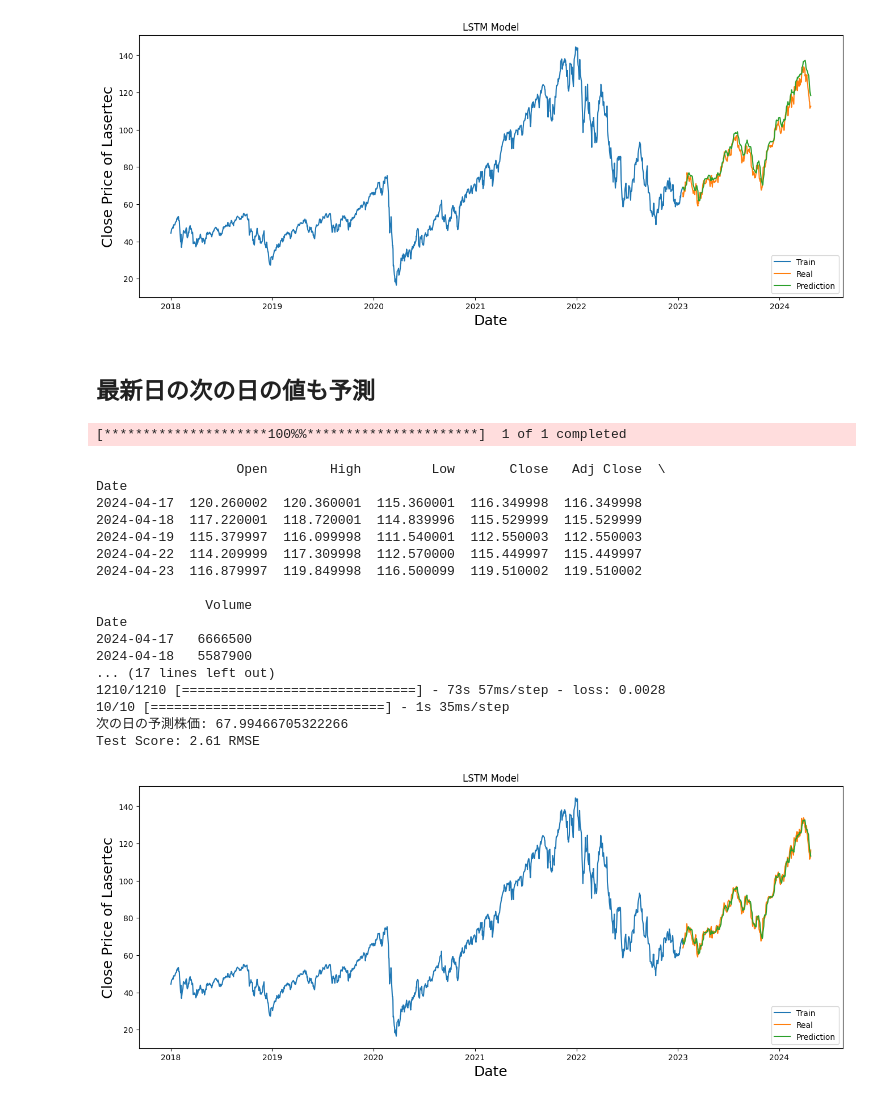
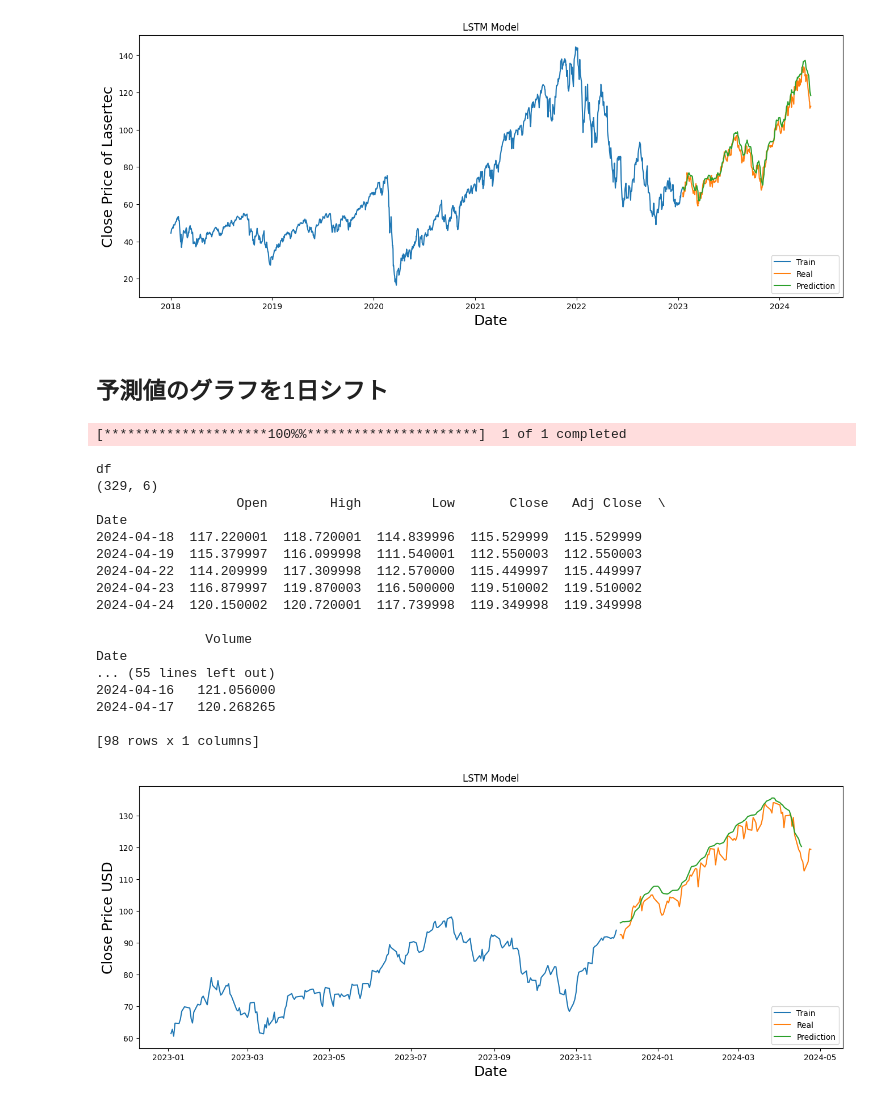
Before and after one commit to kapibara3chi/LSTM_test, a Jupyter notebook: LSTM.ipynb, the cells around one changed output. Drawn from its saved outputs; the diff is of its cells as text; code cells hidden in the pictures.

```diff
--- a/LSTM.ipynb
+++ b/LSTM.ipynb
@@ -147,7 +147,7 @@ scaled_data scaled_data scaled_data scaled_data scaled_data scaled_data scaled_d
 Test Score: 3.71 RMSE
 [figure]
 # %% [markdown]
-## 最新日の次の日の値も予測
+## 予測値のグラフを1日シフト
 # %%
 import keras
 import pandas as pd
@@ -162,24 +162,22 @@ import sys
 
 
 # df = yf.download("6920.T",start='2018-01-01',end = datetime.now(),interval="1d")
-df = yf.download("SPXL",start='2018-01-01',end = datetime.now(),interval="1d")
+df = yf.download("SPXL",start='2023-01-01',end = datetime.now(),interval="1d")
+print("df")
+print(df.shape)
 print(df.tail())
 
 
 #　Closeコラムのみ抽出
-data = df.filter(["Low"])
+data = df.filter(["Close"])
 dataset = data.values
 #　データの正規化
 from sklearn.preprocessing import MinMaxScaler
 scaler = MinMaxScaler(feature_range=(0,1))
 scaled_data = scaler.fit_transform(dataset)
-print("scaled_data "*10)
-print(scaled_data)
 
 # データを訓練データと検証データに分割し、7割が訓練用に設定
-training_data_len = int(np.ceil(len(dataset) * 0.8))
-print("training_data_len "*10)
-print(training_data_len)
+training_data_len = int(np.ceil(len(dataset) * 0.7))
 
 train_data = scaled_data[0: int(training_data_len), :]
 print("train_data.shape"*10)
@@ -224,44 +222,63 @@ y_test = dataset[training_data_len:, :]
 x_test = np.array(x_test)
 x_test = np.reshape(x_test, (x_test.shape[0], x_test.shape[1],1))
 
 # 予測値の算出
 predictions = model.predict(x_test)
 predictions = scaler.inverse_transform(predictions)
+print(f'prediction shape{predictions.shape}')
 print(f"次の日の予測株価: {predictions[0, 0]}")
 # RMSEを利用して予測精度を確認
 from sklearn.metrics import mean_squared_error
 test_score = np.sqrt(mean_squared_error(y_test,predictions))
 print('Test Score: %.2f RMSE' % (test_score))
 
 train = data[: training_data_len]
 valid = data[training_data_len:]
-valid['Predictions'] = predictions
+# validデータセットに予測値を追加
+# valid['Predictions'] = predictions
+print("predictions*********************************")
+print(len(predictions))
+# validデータセットに予測値を追加
 
+# 予測値の日付を1日進める
+predictions_index = valid.index[1:]
+
+predictions_index =pd.date_range(start=valid.index.min(), periods=len(predictions), freq='B')
+print("predictions_index****************************")
+print(len(predictions_index))
+print(predictions_index)
+# 予測値を含む新しいDataFrameを作成
+predictions_df = pd.DataFrame(data=predictions, index=predictions_index, columns=['Predictions'])
+print("predictions_df*********************************")
+print(predictions_df)
+
+# グラフ化
 plt.figure(figsize = (16,6))
 plt.title('LSTM Model')
 plt.xlabel('Date', fontsize =18)
-plt.ylabel('Close Price of Lasertec', fontsize =18)
-plt.plot(train['Low'])
-plt.plot(valid[['Low','Predictions']])
+plt.ylabel('Close Price USD', fontsize =18)
+plt.plot(train['Close'])
+plt.plot(valid['Close'])
+plt.plot(predictions_df['Predictions'])
 plt.legend(['Train','Real','Prediction'], loc='lower right')
 plt.show()
 # %% [output]
 [*********************100%%**********************]  1 of 1 completed
+df
+(329, 6)
                   Open        High         Low       Close   Adj Close  \
 Date
-2024-04-17  120.260002  120.360001  115.360001  116.349998  116.349998
 2024-04-18  117.220001  118.720001  114.839996  115.529999  115.529999
 2024-04-19  115.379997  116.099998  111.540001  112.550003  112.550003
 2024-04-22  114.209999  117.309998  112.570000  115.449997  115.449997
-2024-04-23  116.879997  119.849998  116.500099  119.510002  119.510002
+2024-04-23  116.879997  119.870003  116.500000  119.510002  119.510002
+2024-04-24  120.150002  120.720001  117.739998  119.349998  119.349998
 
               Volume
 Date
-2024-04-17   6666500
-2024-04-18   5587900
-... (17 lines left out)
-1210/1210 [==============================] - 73s 57ms/step - loss: 0.0028
-10/10 [==============================] - 1s 35ms/step
-次の日の予測株価: 67.99466705322266
-Test Score: 2.61 RMSE
+... (55 lines left out)
+2024-04-16   121.056000
+2024-04-17   120.268265
+
+[98 rows x 1 columns]
-[figure, old version]
+[figure, new version]
```
